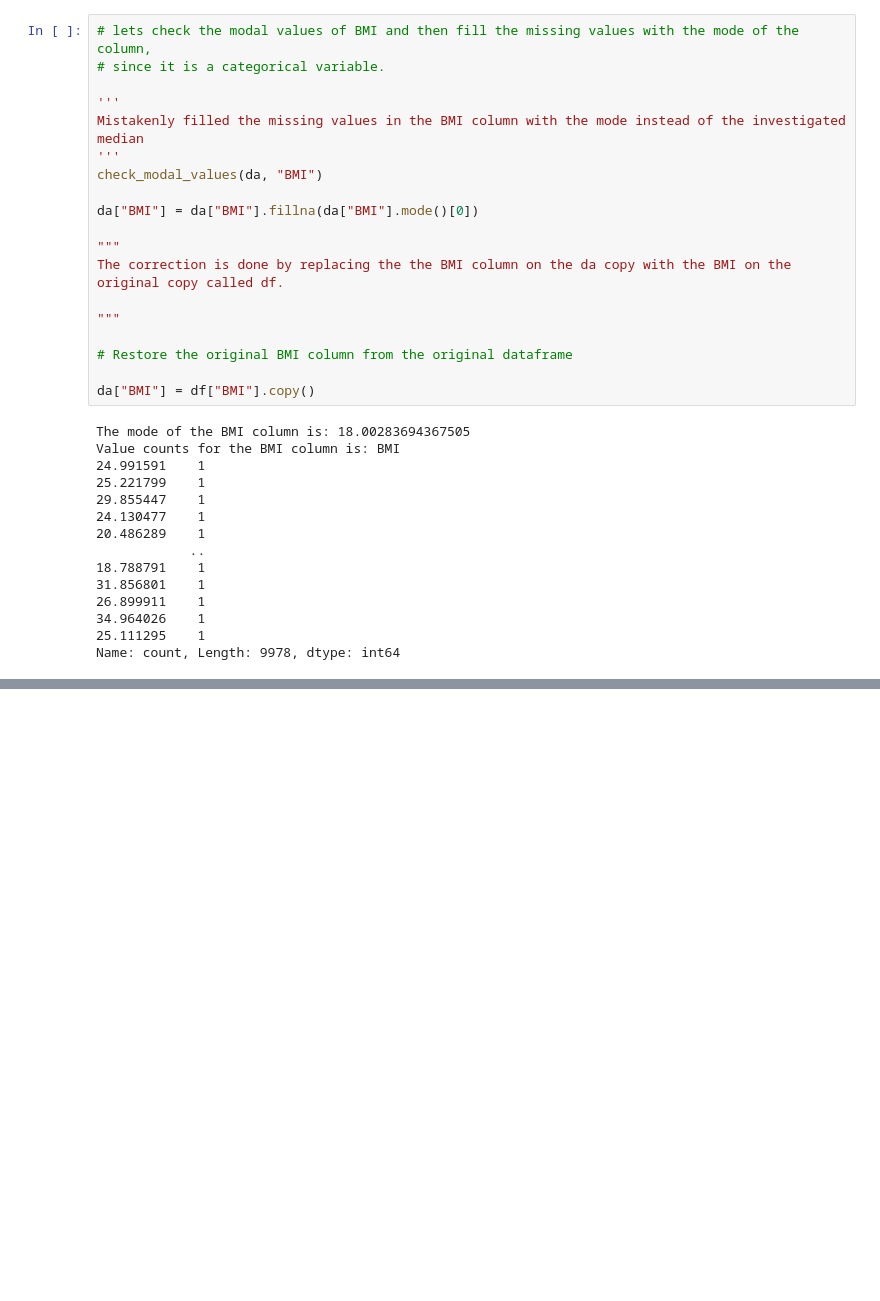
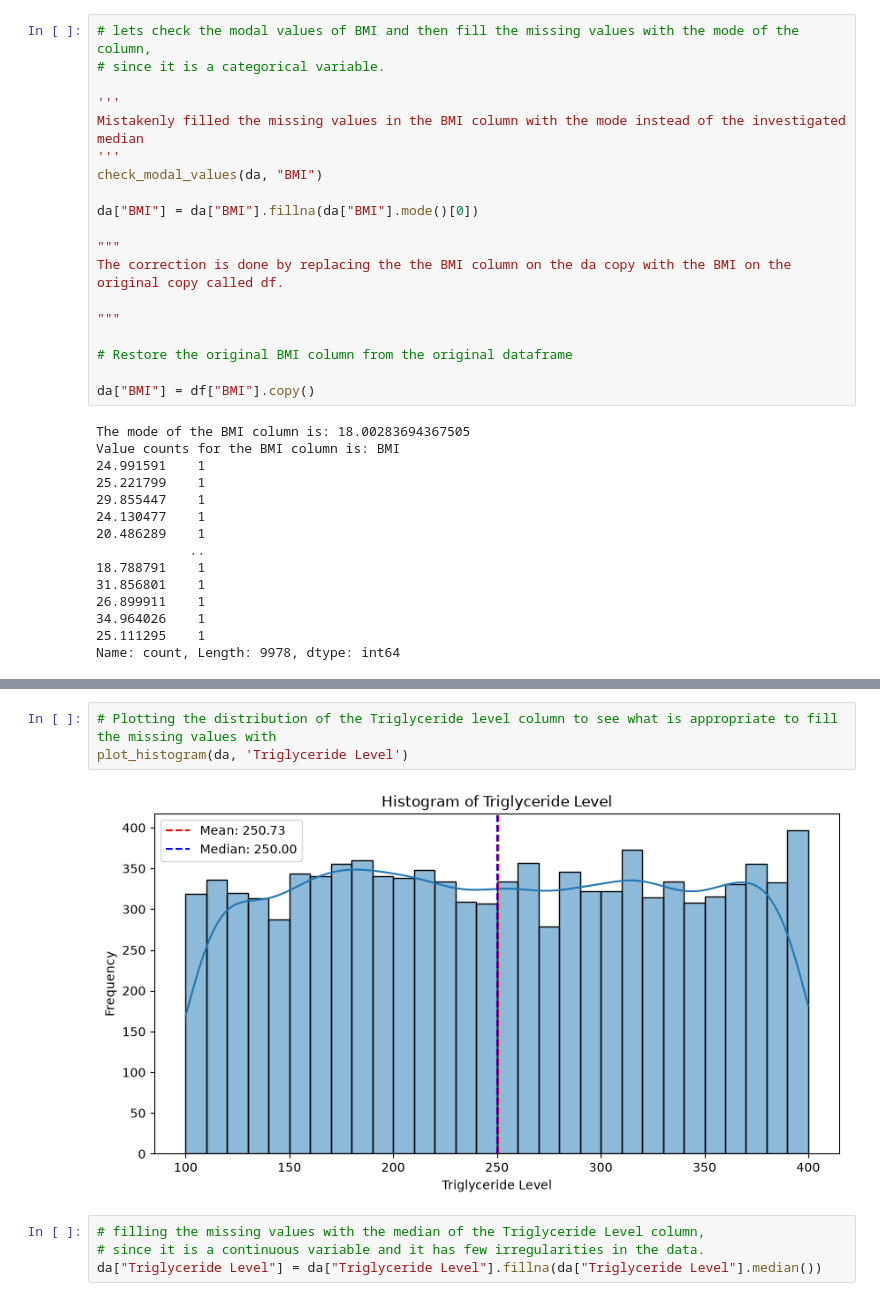
Before and after one commit to olaoluwacode/Heart-Disease-Detection-with-Machine-Learning, a Jupyter notebook: heartdisease.ipynb, the cells around one changed output, grey strips where cells are left out. Drawn from its saved outputs; the diff is of its cells as text; blank space fills up the shorter version.

```diff
--- a/heartdisease.ipynb
+++ b/heartdisease.ipynb
@@ -543,0 +606,9 @@ memory usage: 1.6 MB
+# %%
+# Plotting the distribution of the Triglyceride level column to see what is appropriate to fill the missing values with
+plot_histogram(da, 'Triglyceride Level')
+# %% [output]
+[figure, added]
+# %%
+# filling the missing values with the median of the Triglyceride Level column,
+# since it is a continuous variable and it has few irregularities in the data.
+da["Triglyceride Level"] = da["Triglyceride Level"].fillna(da["Triglyceride Level"].median())
```
Also changed, not shown: parts of 13 cells of this notebook.
